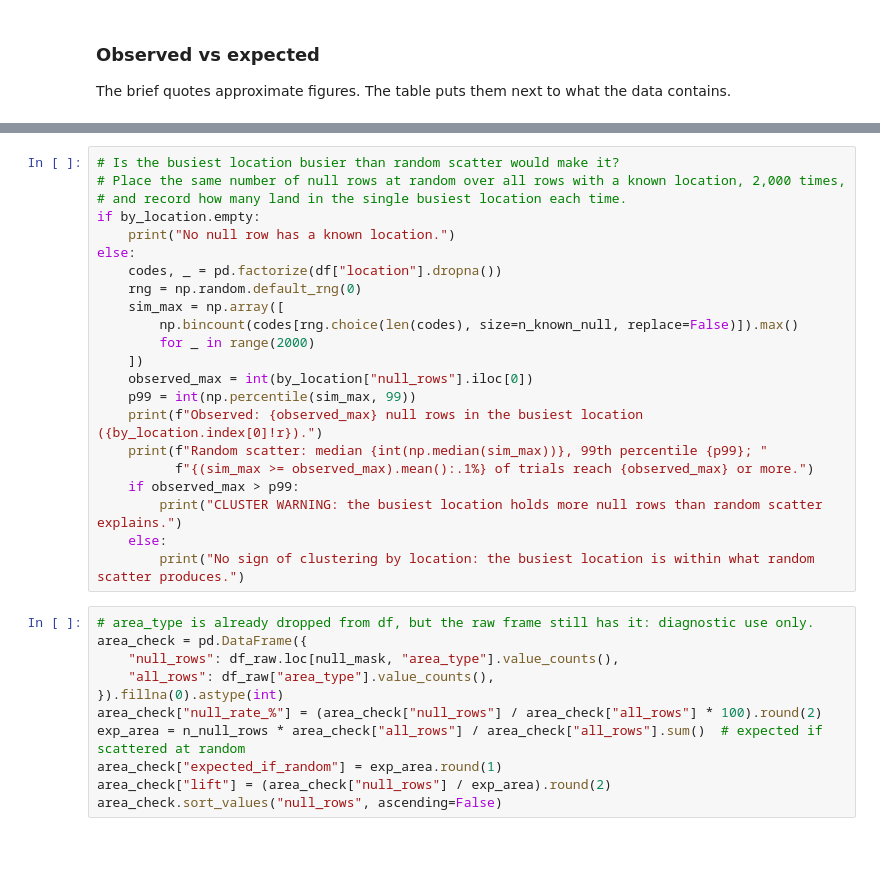
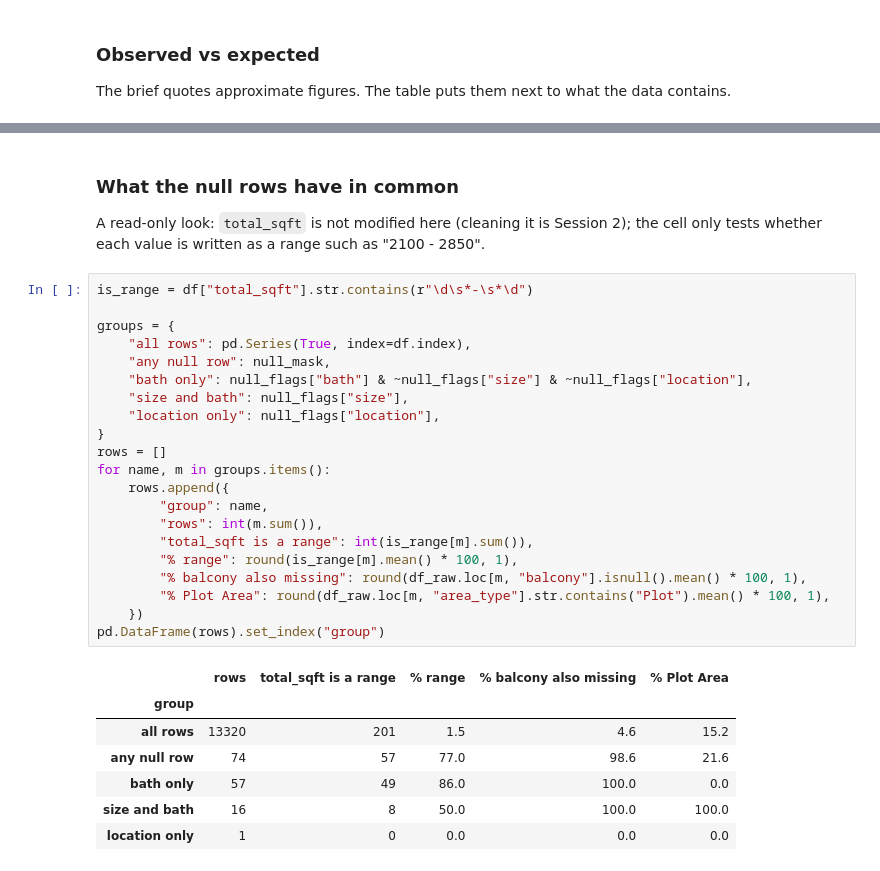
Before and after one commit to shivam-jund/bengaluru-house-price-prediction, a Jupyter notebook: model/price_prediction.ipynb, the cells around one changed output, grey strips where cells are left out. Drawn from its saved outputs; the diff is of its cells as text.

```diff
--- a/model/price_prediction.ipynb
+++ b/model/price_prediction.ipynb
@@ -169,33 +251,33 @@ by_location.head(10)
+# %% [markdown]
+### What the null rows have in common
+
+A read-only look: `total_sqft` is not modified here (cleaning it is Session 2); the cell only tests whether each value is written as a range such as "2100 - 2850".
 # %%
-# Is the busiest location busier than random scatter would make it?
-# Place the same number of null rows at random over all rows with a known location, 2,000 times,
-# and record how many land in the single busiest location each time.
-if by_location.empty:
-    print("No null row has a known location.")
-else:
-    codes, _ = pd.factorize(df["location"].dropna())
-    rng = np.random.default_rng(0)
-    sim_max = np.array([
-        np.bincount(codes[rng.choice(len(codes), size=n_known_null, replace=False)]).max()
-        for _ in range(2000)
-    ])
-    observed_max = int(by_location["null_rows"].iloc[0])
-    p99 = int(np.percentile(sim_max, 99))
-    print(f"Observed: {observed_max} null rows in the busiest location ({by_location.index[0]!r}).")
-    print(f"Random scatter: median {int(np.median(sim_max))}, 99th percentile {p99}; "
-          f"{(sim_max >= observed_max).mean():.1%} of trials reach {observed_max} or more.")
-    if observed_max > p99:
-        print("CLUSTER WARNING: the busiest location holds more null rows than random scatter explains.")
-    else:
-        print("No sign of clustering by location: the busiest location is within what random scatter produces.")
+is_range = df["total_sqft"].str.contains(r"\d\s*-\s*\d")
+
+groups = {
+    "all rows": pd.Series(True, index=df.index),
+    "any null row": null_mask,
+    "bath only": null_flags["bath"] & ~null_flags["size"] & ~null_flags["location"],
+    "size and bath": null_flags["size"],
+    "location only": null_flags["location"],
+}
+rows = []
+for name, m in groups.items():
+    rows.append({
+        "group": name,
+        "rows": int(m.sum()),
+        "total_sqft is a range": int(is_range[m].sum()),
+        "% range": round(is_range[m].mean() * 100, 1),
+        "% balcony also missing": round(df_raw.loc[m, "balcony"].isnull().mean() * 100, 1),
+        "% Plot Area": round(df_raw.loc[m, "area_type"].str.contains("Plot").mean() * 100, 1),
+    })
+pd.DataFrame(rows).set_index("group")
+# %% [output]
+|  | rows | total_sqft is a range | % range | % balcony also missing | % Plot Area |
+| group |  |  |  |  |  |
+| all rows | 13320 | 201 | 1.5 | 4.6 | 15.2 |
+| any null row | 74 | 57 | 77.0 | 98.6 | 21.6 |
+| bath only | 57 | 49 | 86.0 | 100.0 | 0.0 |
+| size and bath | 16 | 8 | 50.0 | 100.0 | 100.0 |
+| location only | 1 | 0 | 0.0 | 0.0 | 0.0 |
-# %%
-# area_type is already dropped from df, but the raw frame still has it: diagnostic use only.
-area_check = pd.DataFrame({
-    "null_rows": df_raw.loc[null_mask, "area_type"].value_counts(),
-    "all_rows": df_raw["area_type"].value_counts(),
-}).fillna(0).astype(int)
-area_check["null_rate_%"] = (area_check["null_rows"] / area_check["all_rows"] * 100).round(2)
-exp_area = n_null_rows * area_check["all_rows"] / area_check["all_rows"].sum()  # expected if scattered at random
-area_check["expected_if_random"] = exp_area.round(1)
-area_check["lift"] = (area_check["null_rows"] / exp_area).round(2)
-area_check.sort_values("null_rows", ascending=False)
```
Also changed, not shown: parts of 44 cells of this notebook, 1 other file.
